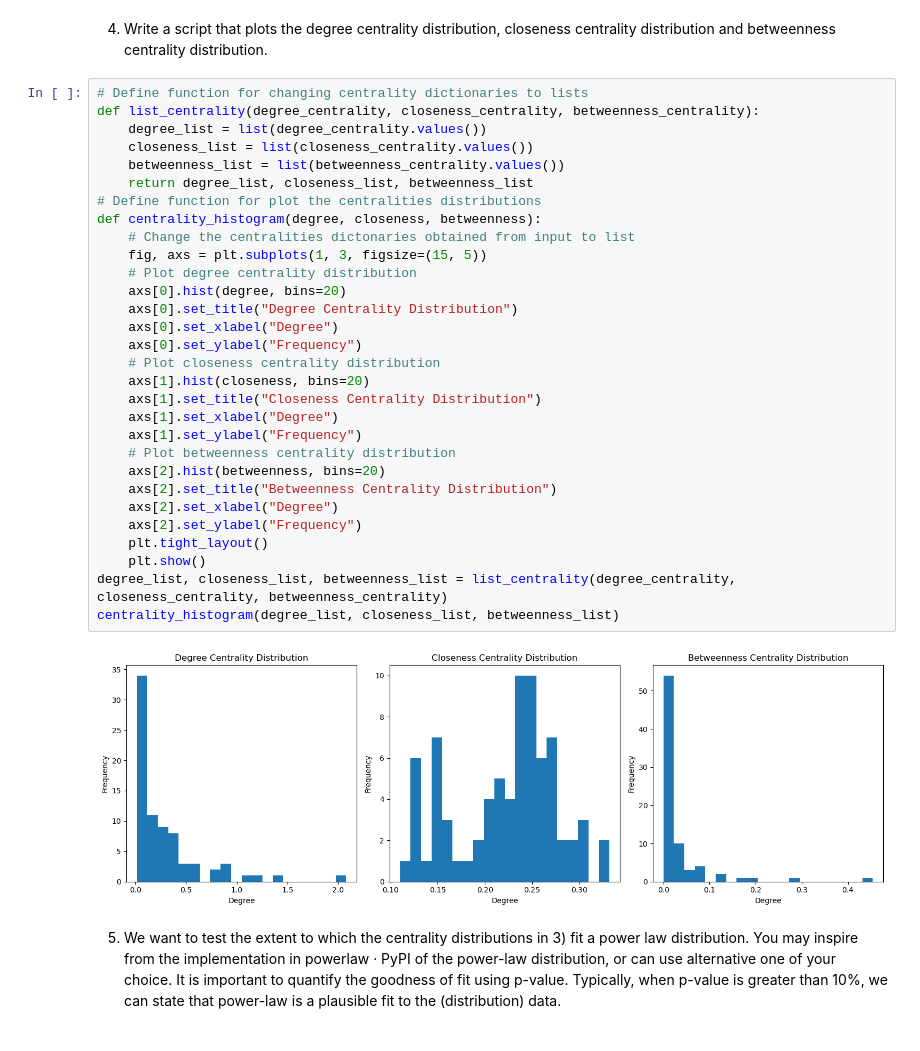
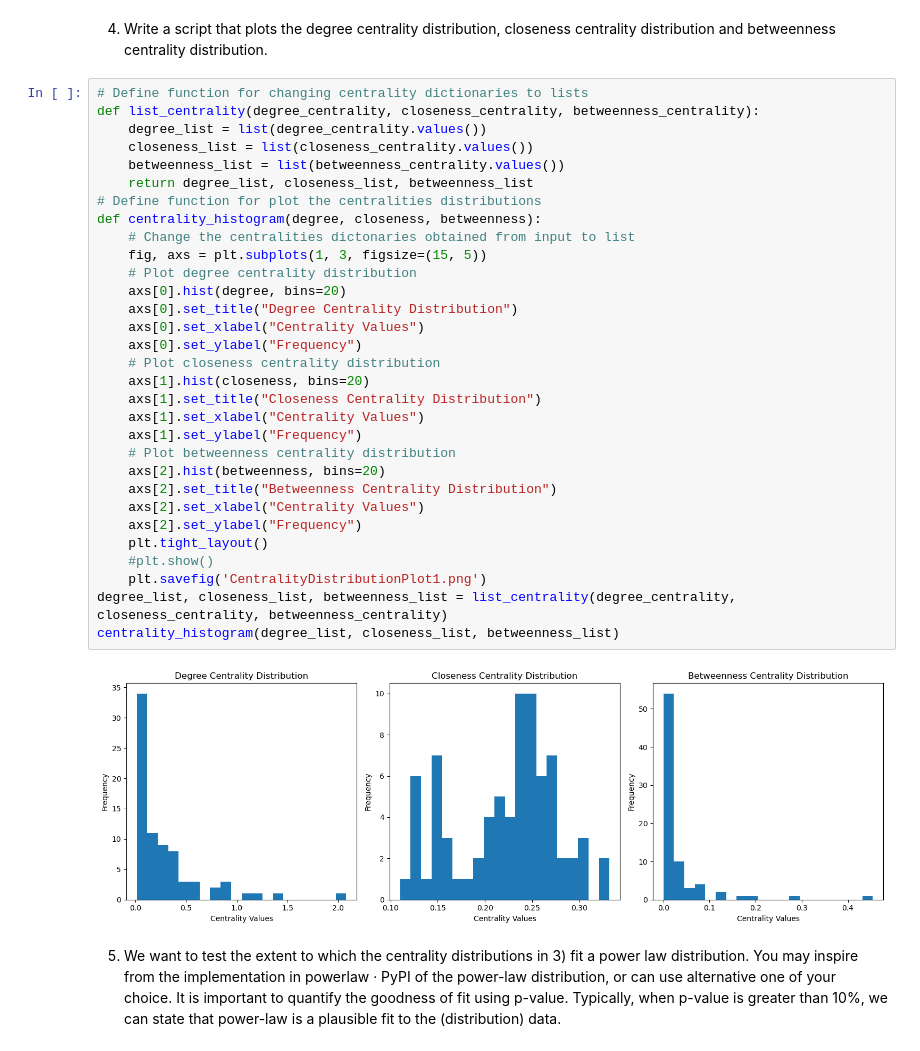
Before and after one commit to BuiDuong2673/SNAProject2, a Jupyter notebook: Project2_ver2.ipynb, the cells around one changed output. Cells and saved outputs as stored; diff of their text form.

```diff
--- a/Project2_ver2.ipynb
+++ b/Project2_ver2.ipynb
@@ -157,35 +158,36 @@ Top 3 Betweenness Centrality: [('Valjean', 0.45389967342598925), ('Gavroche', 0.
 # %%
 # Define function for changing centrality dictionaries to lists
 def list_centrality(degree_centrality, closeness_centrality, betweenness_centrality):
     degree_list = list(degree_centrality.values())
     closeness_list = list(closeness_centrality.values())
     betweenness_list = list(betweenness_centrality.values())
     return degree_list, closeness_list, betweenness_list
 # Define function for plot the centralities distributions
 def centrality_histogram(degree, closeness, betweenness):
     # Change the centralities dictonaries obtained from input to list
     fig, axs = plt.subplots(1, 3, figsize=(15, 5))
     # Plot degree centrality distribution
     axs[0].hist(degree, bins=20)
     axs[0].set_title("Degree Centrality Distribution")
-    axs[0].set_xlabel("Degree")
+    axs[0].set_xlabel("Centrality Values")
     axs[0].set_ylabel("Frequency")
     # Plot closeness centrality distribution
     axs[1].hist(closeness, bins=20)
     axs[1].set_title("Closeness Centrality Distribution")
-    axs[1].set_xlabel("Degree")
+    axs[1].set_xlabel("Centrality Values")
     axs[1].set_ylabel("Frequency")
     # Plot betweenness centrality distribution
     axs[2].hist(betweenness, bins=20)
     axs[2].set_title("Betweenness Centrality Distribution")
-    axs[2].set_xlabel("Degree")
+    axs[2].set_xlabel("Centrality Values")
     axs[2].set_ylabel("Frequency")
     plt.tight_layout()
-    plt.show()
+    #plt.show()
+    plt.savefig('CentralityDistributionPlot1.png')
 degree_list, closeness_list, betweenness_list = list_centrality(degree_centrality, closeness_centrality, betweenness_centrality)
 centrality_histogram(degree_list, closeness_list, betweenness_list)
 # %% [output]
-[figure, old version]
+[figure, new version]
 # %% [markdown]
 5. We want to test the extent to which the centrality distributions in 3) fit a power law distribution. You may inspire from the implementation in powerlaw · PyPI  of the power-law distribution, or can use alternative one of your choice. It is important to quantify the goodness of fit using p-value. Typically, when p-value is greater than 10%, we can state that power-law is a plausible fit to the (distribution) data.
 # %%
```
Also changed, not shown: parts of 8 cells of this notebook.
